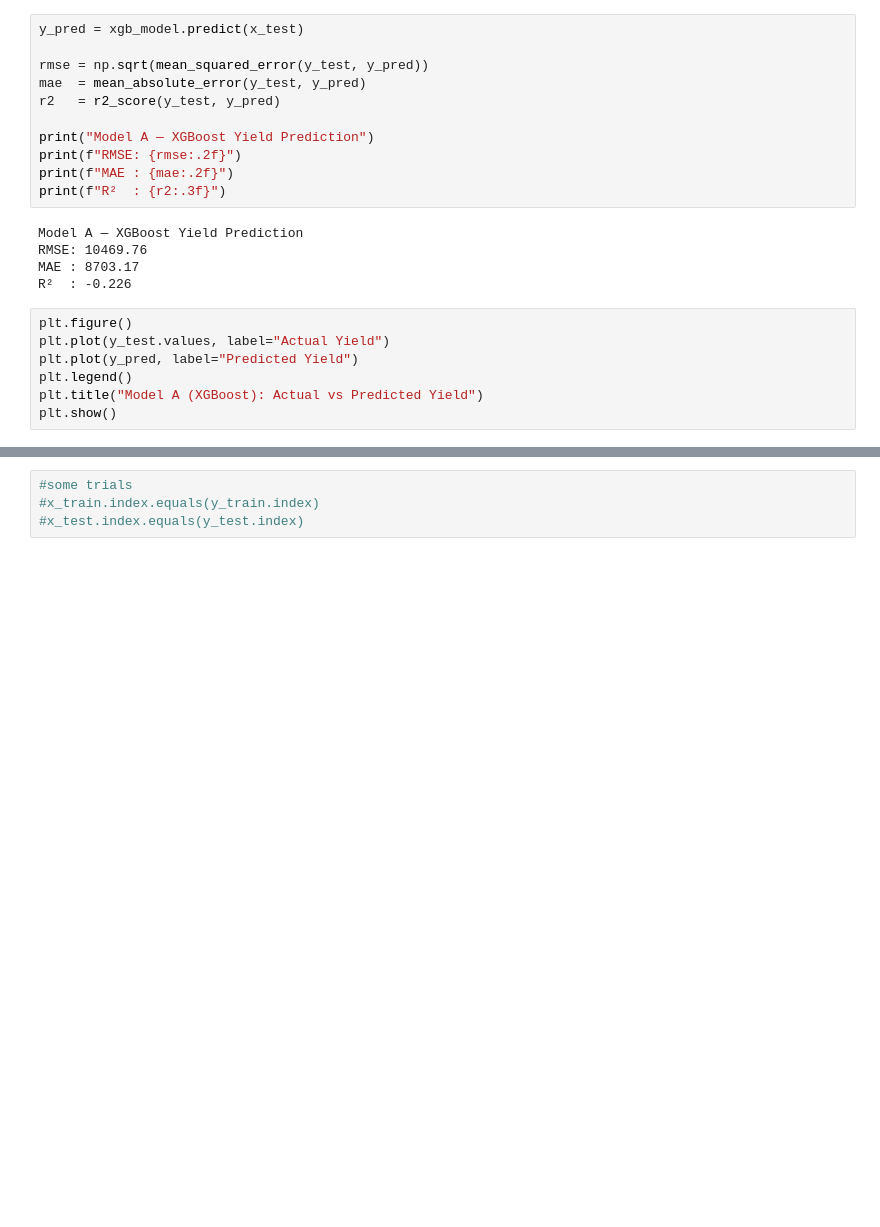
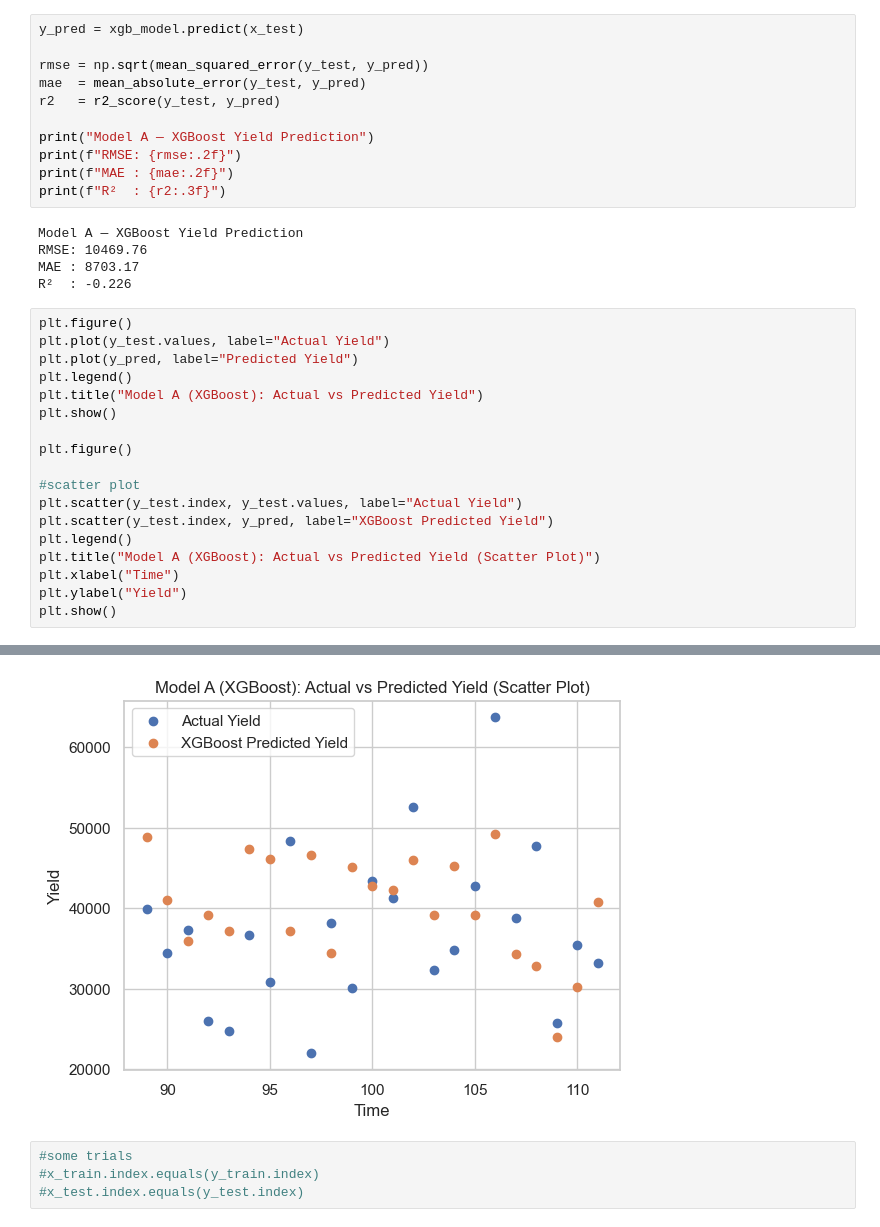
Before and after one commit to Akshatha7710/smart-tea-estate-management-system, a Jupyter notebook: Notebooks/productivity_prediction.ipynb, the cells around one changed output, grey strips where cells are left out. Drawn from its saved outputs; the diff is of its cells as text; blank space fills up the shorter version.

```diff
--- a/Notebooks/productivity_prediction.ipynb
+++ b/Notebooks/productivity_prediction.ipynb
@@ -366,12 +367,24 @@ R²  : -0.226
 # %%
 plt.figure()
 plt.plot(y_test.values, label="Actual Yield")
 plt.plot(y_pred, label="Predicted Yield")
 plt.legend()
 plt.title("Model A (XGBoost): Actual vs Predicted Yield")
 plt.show()
+
+plt.figure()
+
+#scatter plot
+plt.scatter(y_test.index, y_test.values, label="Actual Yield")
+plt.scatter(y_test.index, y_pred, label="XGBoost Predicted Yield")
+plt.legend()
+plt.title("Model A (XGBoost): Actual vs Predicted Yield (Scatter Plot)")
+plt.xlabel("Time")
+plt.ylabel("Yield")
+plt.show()
 # %% [output]
 [figure]
+[figure, added]
 # %%
 #some trials
 #x_train.index.equals(y_train.index)
```
Also changed, not shown: parts of 7 cells of this notebook.
